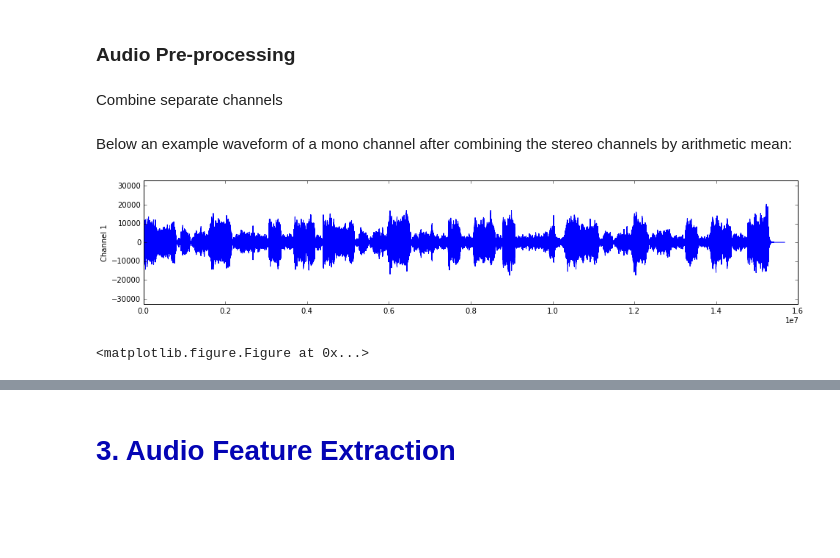
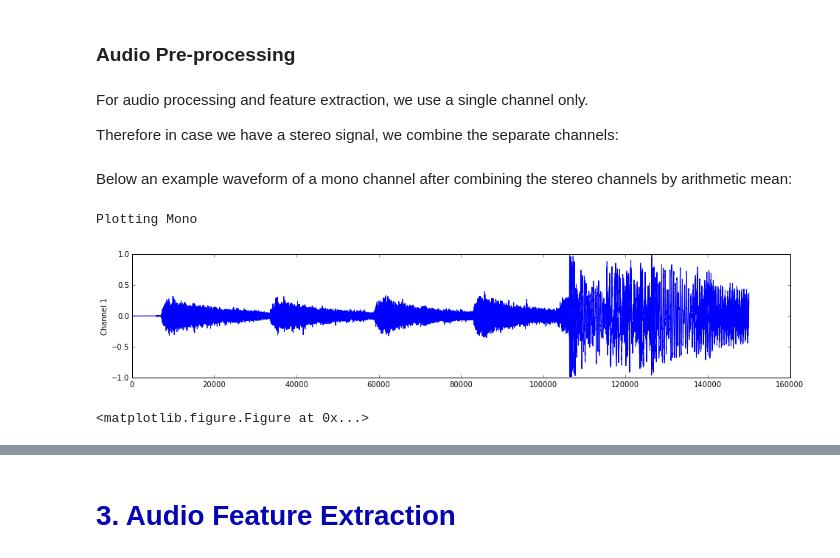
Before and after one commit to tuwien-musicir/rp_extract, a Jupyter notebook: RP_extract Tutorial.ipynb, the cells around one changed output, grey strips where cells are left out. Drawn from its saved outputs; the diff is of its cells as text; code cells hidden in the pictures; blank space fills up the shorter version.

Commit message:
adapted generic plot_waveform to handle different kinds of 1dim arrays

```diff
--- a/RP_extract Tutorial.ipynb
+++ b/RP_extract Tutorial.ipynb
@@ -155,18 +155,21 @@ Plotting Stereo
 <matplotlib.figure.Figure at 0x...>
 # %% [markdown]
 ### Audio Pre-processing
-# %% [markdown]
-Combine separate channels
+# %% [markdown]
+For audio processing and feature extraction, we use a single channel only.
+
+Therefore in case we have a stereo signal, we combine the separate channels:
 # %%
 # use combine the channels by calculating their geometric mean
 wavedata_mono = np.mean(wavedata, axis=1)
 # %% [markdown]
 Below an example waveform of a mono channel after combining the stereo channels by arithmetic mean:
 # %%
-plotmono_waveform(wavedata_mono, 16, 3)
+plot_waveform(wavedata_mono[0:max_samples_plot], 16, 3)
 # %% [output]
+Plotting Mono
-[figure, old version]
+[figure, new version]
-<matplotlib.figure.Figure at 0x...>
+<matplotlib.figure.Figure at 0x...>
 # %%
 plotstft(wavedata_mono, samplerate, binsize=512, ignore=True);
 # %% [output]
```
Also changed, not shown: parts of 1 cell of this notebook, 2 other files.
